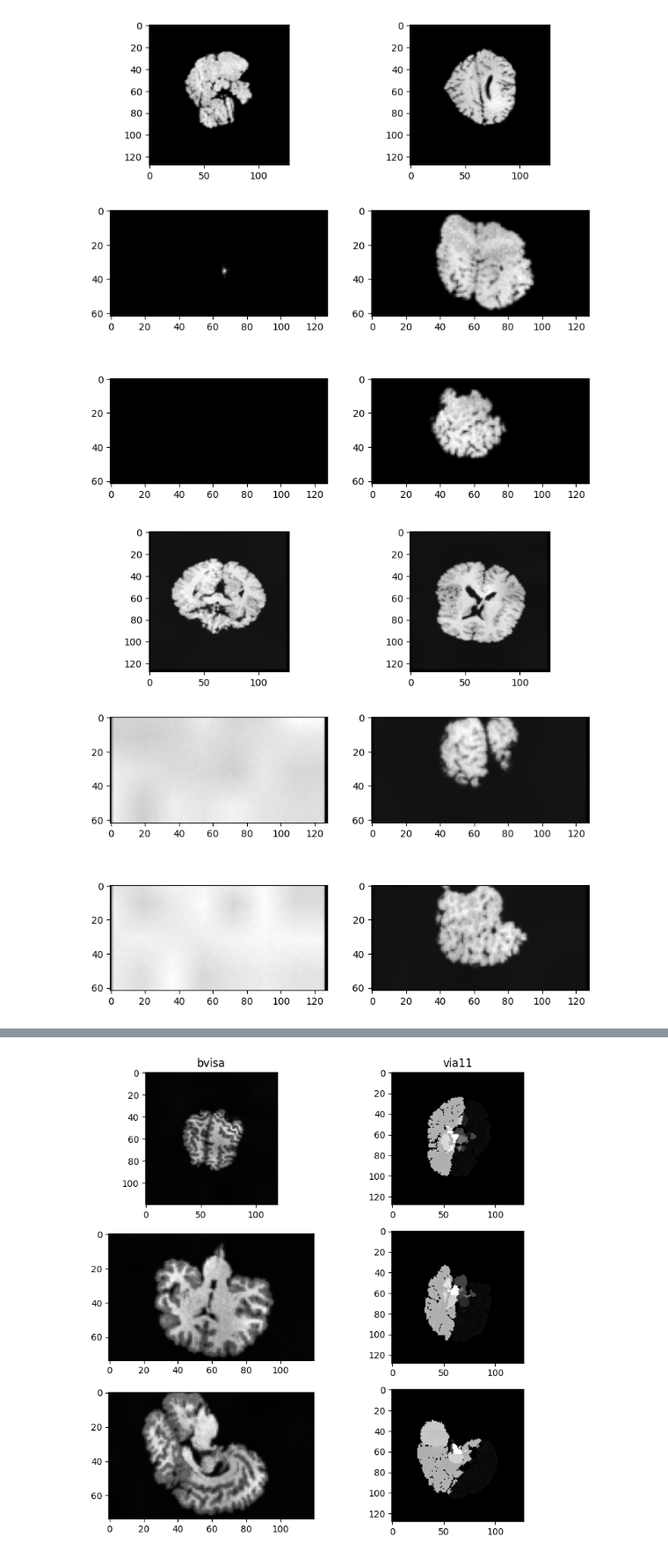
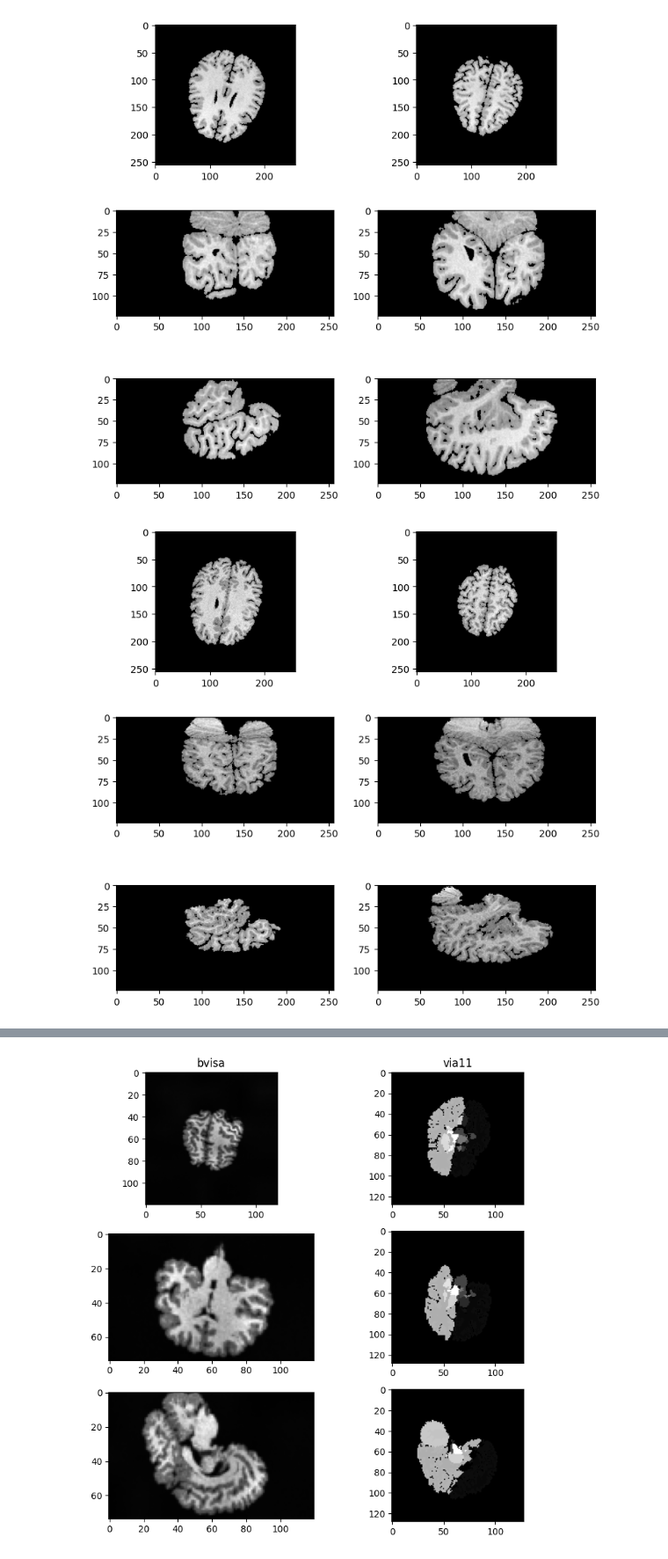
Before and after one commit to Vivikar/central-sulcus-analysis, a Jupyter notebook: notebooks/9_ValidateDownStream.ipynb, the cells around one changed output, grey strips where cells are left out. Shown: that part at 88% size. Cells and saved outputs as stored; diff of their text form; code cells hidden in the pictures.

Commit message:
generate noAugm-Augm results

```diff
--- a/notebooks/9_ValidateDownStream.ipynb
+++ b/notebooks/9_ValidateDownStream.ipynb
@@ -41,7 +41,7 @@ import SimpleITK as sitk
 # %%
 sitk.ProcessObject_SetGlobalWarningDisplay(False)
 # %%
-cfg = OmegaConf.load('/mrhome/vladyslavz/git/central-sulcus-analysis/logs_finetuning/CS2x_via11SegmSST_monaiUnet-frozenEncoder/runs/2023-04-21_11-37-22/.hydra/config.yaml')
+cfg = OmegaConf.load('/mrhome/vladyslavz/git/central-sulcus-analysis/logs_finetuning/CS1x_noSST_noSynthAugm_monaiUnet/runs/2023-04-26_12-07-40/.hydra/config.yaml')
 # cfg = OmegaConf.load('/mrhome/vladyslavz/git/central-sulcus-analysis/logs/sst-full-res-corrected-skullstripHALF1000Epochs-unet-allAugm2/runs/2023-03-31_14-39-48/.hydra/config.yaml')
 # cfg.data.dataset_cfg.resample = None
 # cfg.data.dataset_cfg.padd2same_size = '256-256-124'
@@ -67,7 +67,7 @@ for batch in datamodule.train_dataloader():
 
 
     fig, ax = plt.subplots(3, 2, figsize=(9, 9))
-    slc = 20
+    slc = 70
     shift = 20
     img = batch['image']
     target = batch['target']
@@ -80,26 +80,26 @@ for batch in datamodule.train_dataloader():
     plt.show()
     break
 # %% [output]
-[figure, old version]
+[figure, new version]
 # %%
 for batch in datamodule.val_dataloader():
     # plot images from batches
 
     fig, ax = plt.subplots(3, 2, figsize=(9, 9))
-    slc = 15
-    batch = batch[0]
+    slc = 70
+    batch = batch
     img = batch['image']
     target = batch['target']
     ax[0, 0].imshow(img[0, 0, slc, :, :], cmap='gray')
     ax[0, 1].imshow(img[0, 0, slc+15, :, :], cmap='gray')
     ax[1, 0].imshow(img[0, 0, :, slc, :], cmap='gray')
     ax[1, 1].imshow(img[0, 0, :, slc+15, :], cmap='gray')
     ax[2, 0].imshow(img[0, 0, :, :, slc,], cmap='gray')
     ax[2, 1].imshow(img[0, 0, :, :, slc+15,], cmap='gray')
     plt.show()
     break
 # %% [output]
-[figure, old version]
+[figure, new version]
 # %%
 for batch in datamodule.val_dataloader():
     # plot images from batches
```
Also changed, not shown: parts of 3 cells of this notebook, 10 other files.
